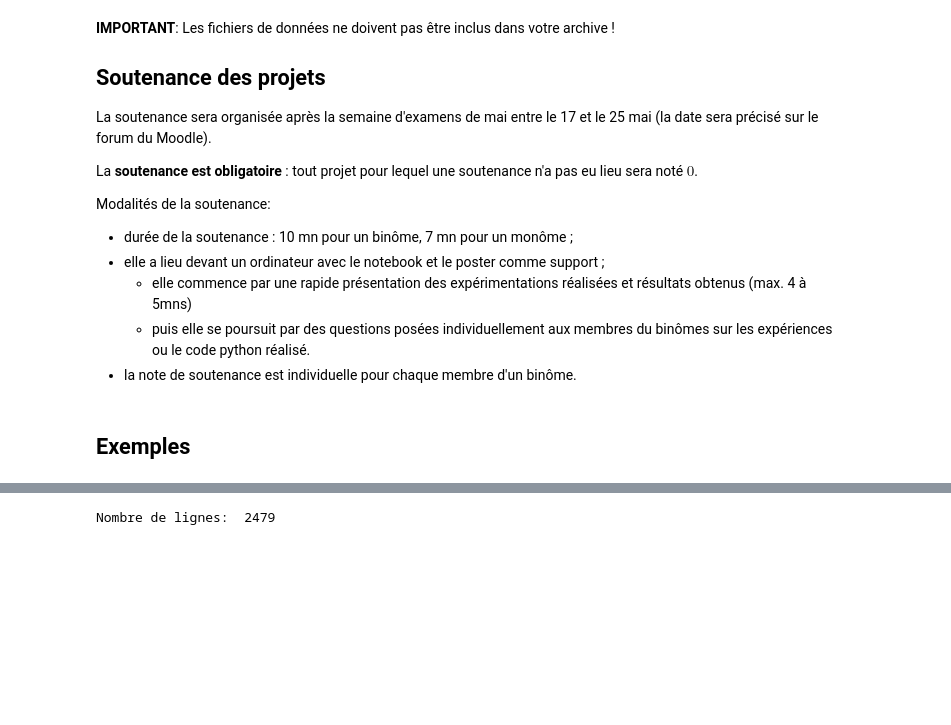
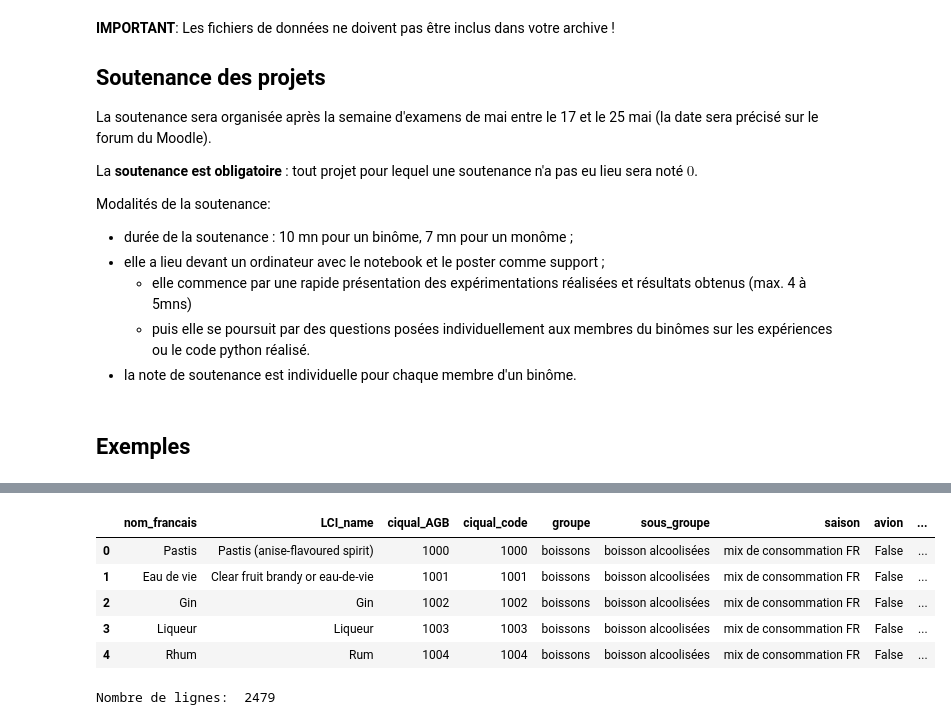
Before and after one commit to samynhl/Data-Science-Project, a Jupyter notebook: projet-2.ipynb, the cells around one changed output, grey strips where cells are left out. Saved outputs shown, nothing was run; the diff lists cells and outputs as text; code cells hidden in the pictures; blank space fills up the shorter version.

```diff
--- a/projet-2.ipynb
+++ b/projet-2.ipynb
@@ -107,3 +109,13 @@ from iads import Clustering as clust
+# %%
+patients_df = pd.read_json('Donnees_Agribalyse/Agribalyse.json')
+patients_df.head()
+# %% [output]
+|  | nom_francais | LCI_name | ciqual_AGB | ciqual_code | groupe | sous_groupe | saison | avion | ... |
+| 0 | Pastis | Pastis (anise-flavoured spirit) | 1000 | 1000 | boissons | boisson alcoolisées | mix de consommation FR | False | ... |
+| 1 | Eau de vie | Clear fruit brandy or eau-de-vie | 1001 | 1001 | boissons | boisson alcoolisées | mix de consommation FR | False | ... |
+| 2 | Gin | Gin | 1002 | 1002 | boissons | boisson alcoolisées | mix de consommation FR | False | ... |
+| 3 | Liqueur | Liqueur | 1003 | 1003 | boissons | boisson alcoolisées | mix de consommation FR | False | ... |
+| 4 | Rhum | Rum | 1004 | 1004 | boissons | boisson alcoolisées | mix de consommation FR | False | ... |
 # %%
 data_synthese = pd.read_csv("Donnees_Agribalyse/synthese.csv")
 data_synthese.columns
```
Also changed, not shown: parts of 1 cell of this notebook, 4 other files.
